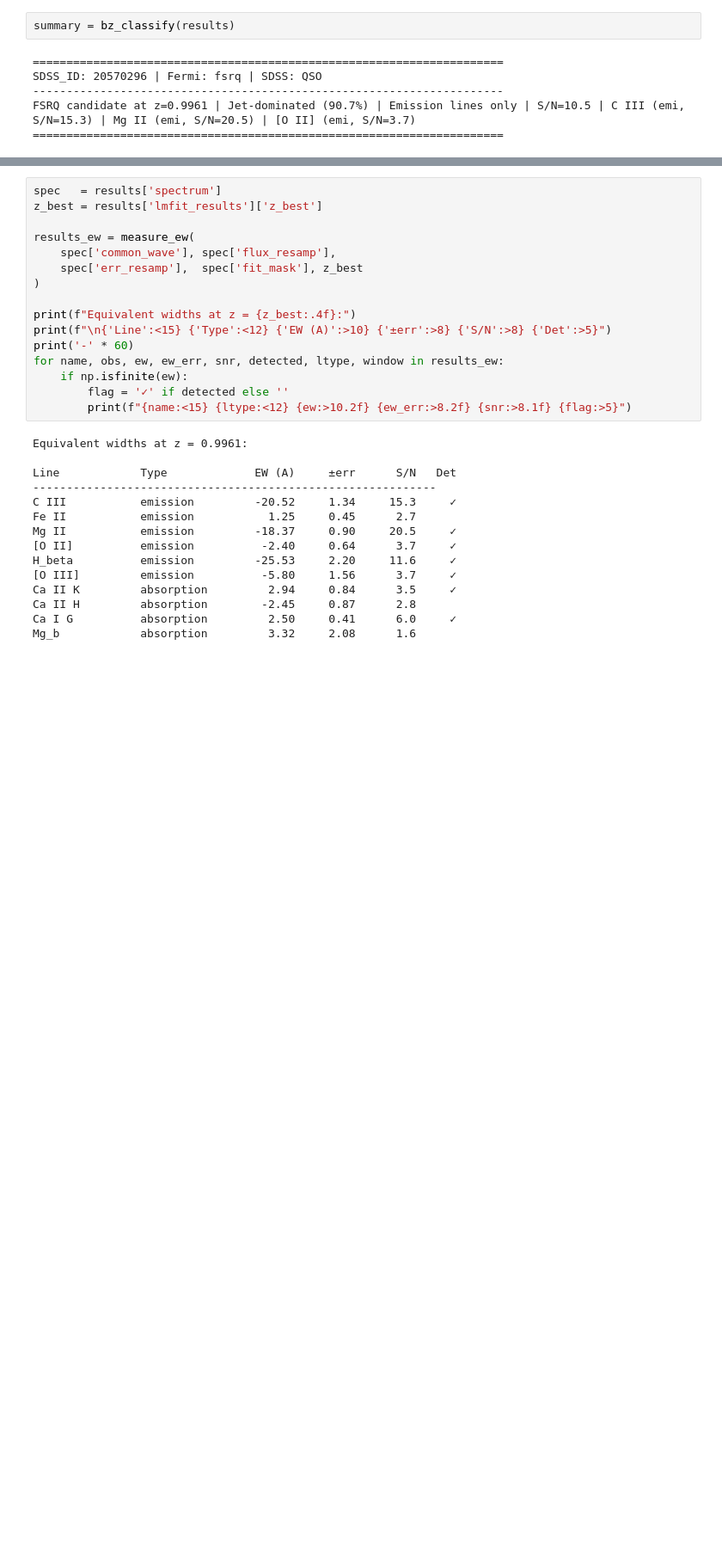
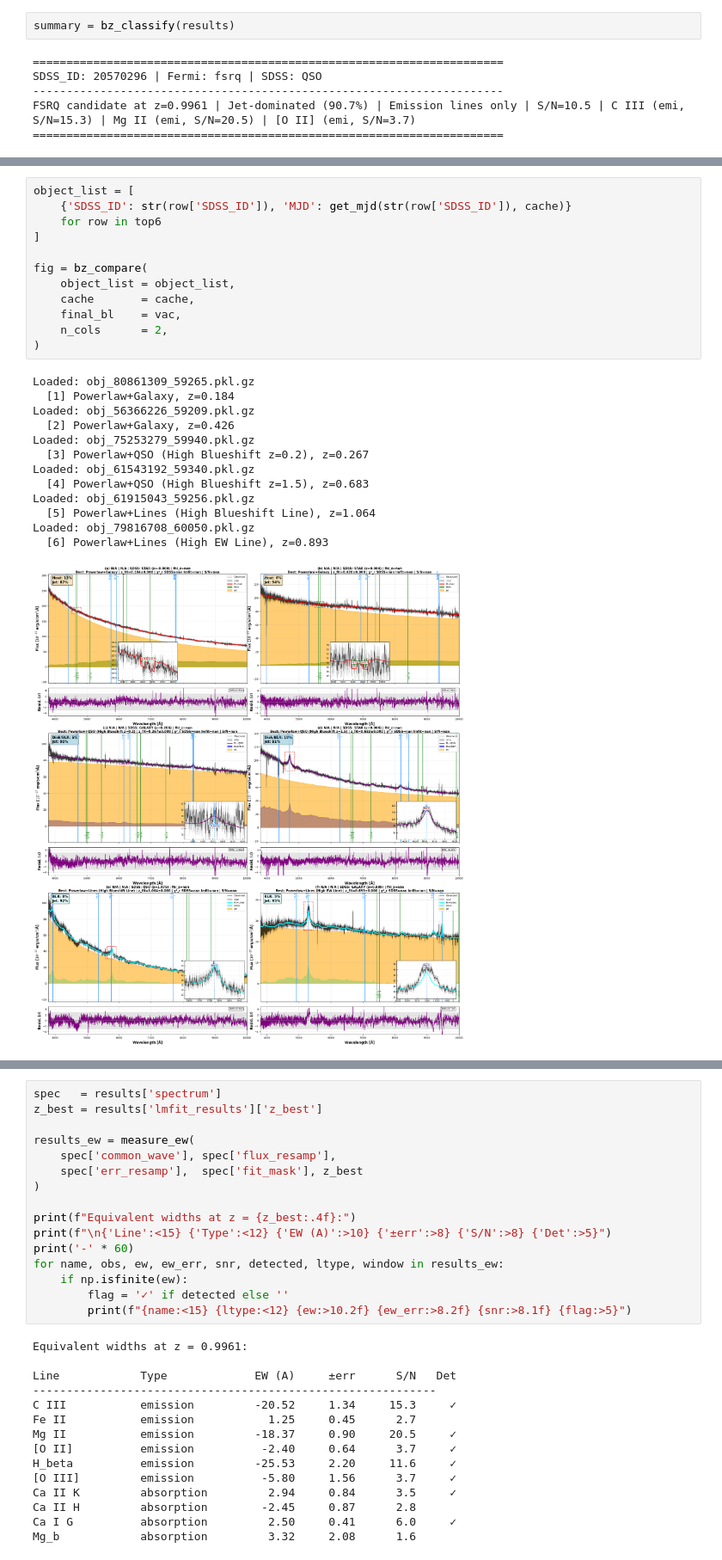
Before and after one commit to minlowie/Blazar-Analysis-Pipeline, a Jupyter notebook: demo.ipynb, the cells around one changed output, grey strips where cells are left out. Shown at 86% size. Cells and saved outputs as stored; diff of their text form; blank space fills up the shorter version.

```diff
--- a/demo.ipynb
+++ b/demo.ipynb
@@ -498 +589,27 @@ FSRQ candidate at z=0.9961 | Jet-dominated (90.7%) | Emission lines only | S/N=1
+# %%
+object_list = [
+    {'SDSS_ID': str(row['SDSS_ID']), 'MJD': get_mjd(str(row['SDSS_ID']), cache)}
+    for row in top6
+]
+
+fig = bz_compare(
+    object_list = object_list,
+    cache       = cache,
+    final_bl    = vac,
+    n_cols      = 2,
+)
+# %% [output]
+Loaded: obj_80861309_59265.pkl.gz
+  [1] Powerlaw+Galaxy, z=0.184
+Loaded: obj_56366226_59209.pkl.gz
+  [2] Powerlaw+Galaxy, z=0.426
+Loaded: obj_75253279_59940.pkl.gz
+  [3] Powerlaw+QSO (High Blueshift z=0.2), z=0.267
+Loaded: obj_61543192_59340.pkl.gz
+  [4] Powerlaw+QSO (High Blueshift z=1.5), z=0.683
+Loaded: obj_61915043_59256.pkl.gz
+  [5] Powerlaw+Lines (High Blueshift Line), z=1.064
+Loaded: obj_79816708_60050.pkl.gz
+  [6] Powerlaw+Lines (High EW Line), z=0.893
+[figure, added]
 # %% [markdown]
```
Also changed, not shown: parts of 52 cells of this notebook, 1 other file.
